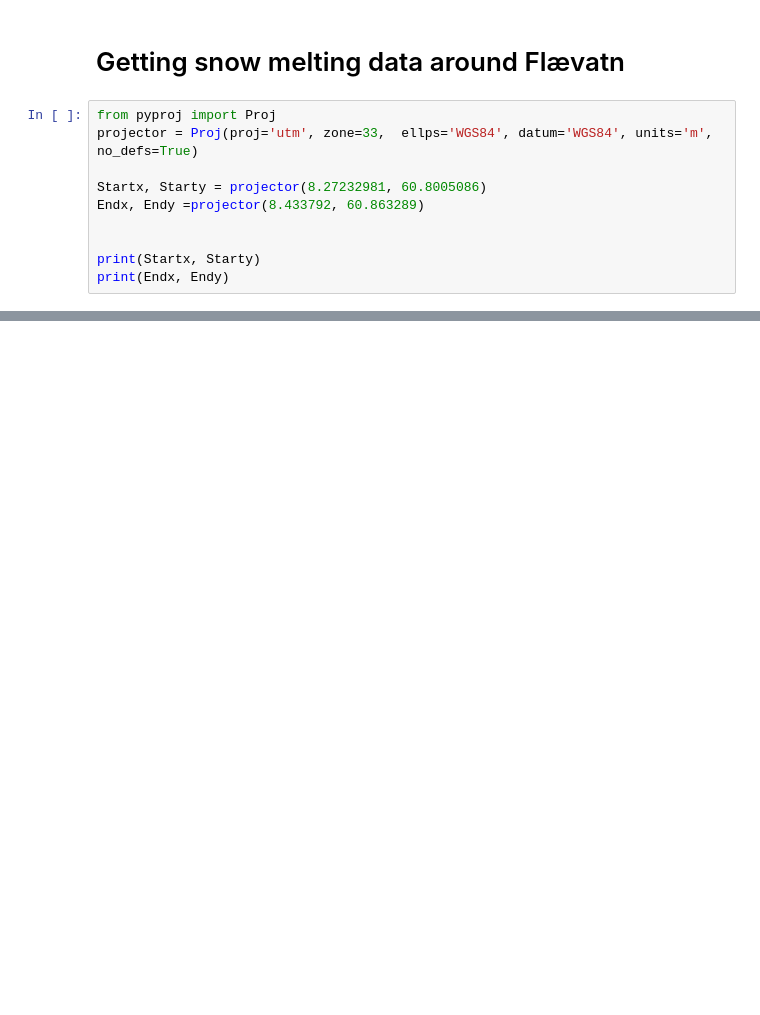
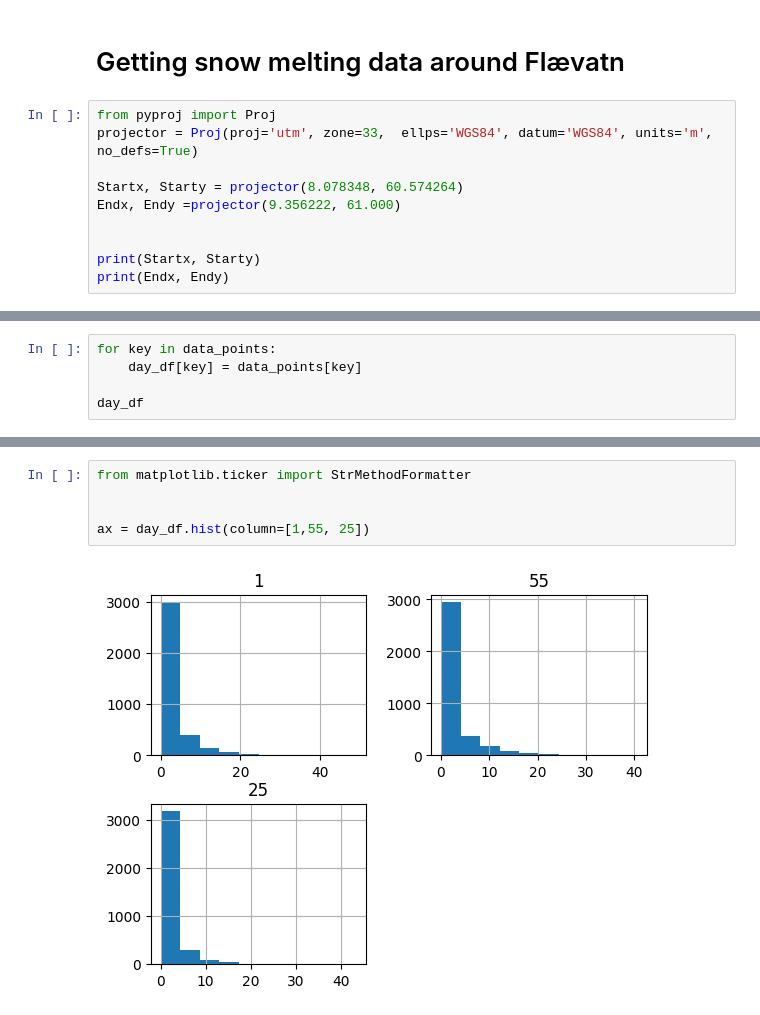
Before and after one commit to VegSja/NorwAI-hackathon-2022-Intelligence, a Jupyter notebook: solution.ipynb, the cells around one changed output, grey strips where cells are left out. Saved outputs shown, nothing was run; the diff lists cells and outputs as text; blank space fills up the shorter version.

```diff
--- a/solution.ipynb
+++ b/solution.ipynb
@@ -274,8 +280,8 @@ day_df
 from pyproj import Proj
 projector = Proj(proj='utm', zone=33,  ellps='WGS84', datum='WGS84', units='m', no_defs=True)
 
-Startx, Starty = projector(8.27232981, 60.8005086)
-Endx, Endy =projector(8.433792, 60.863289)
+Startx, Starty = projector(8.078348, 60.574264)
+Endx, Endy =projector(9.356222, 61.000)
 
 
 print(Startx, Starty)
@@ -371,0 +367,5 @@ Completed data scraping...
+# %%
+for key in data_points:
+    day_df[key] = data_points[key]
+
+day_df
@@ -371,0 +388,7 @@ Completed data scraping...
+# %%
+from matplotlib.ticker import StrMethodFormatter
+
+
+ax = day_df.hist(column=[1,55, 25])
+# %% [output]
+[figure, added]
```
Also changed, not shown: parts of 19 cells of this notebook, 5 other files.
